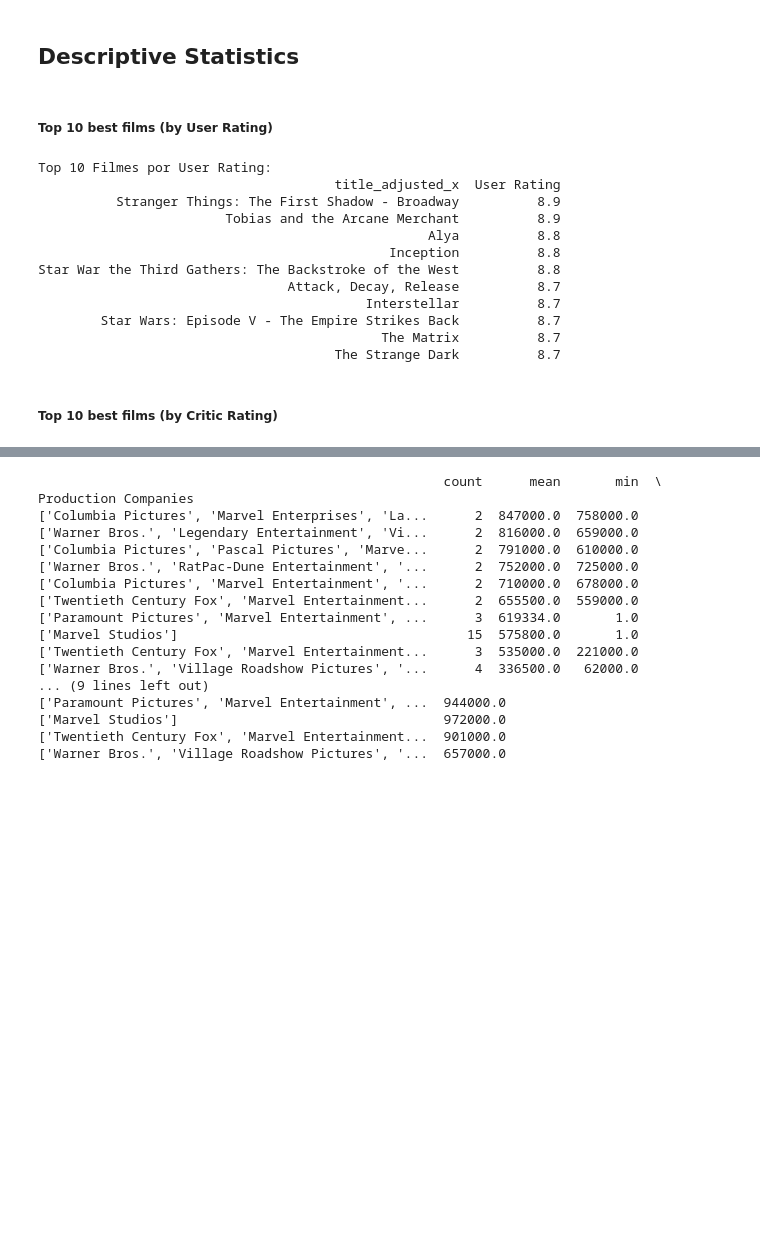
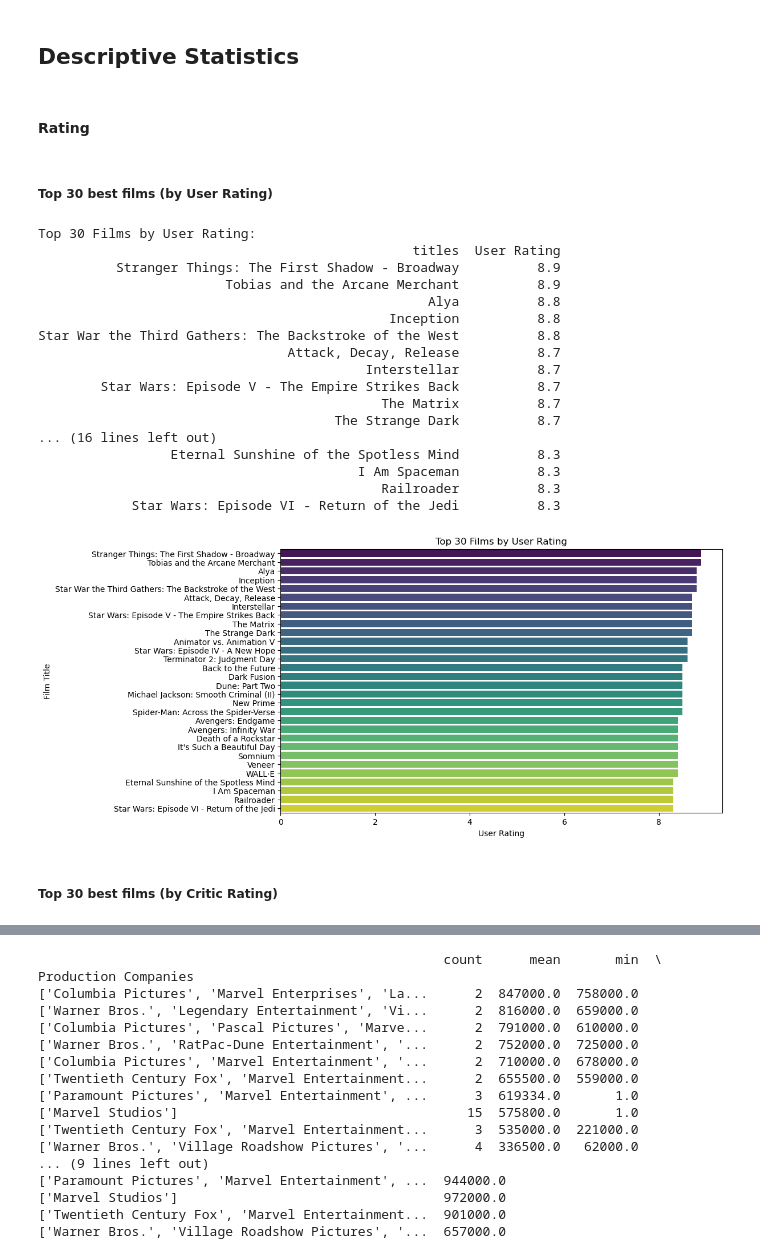
Before and after one commit to josekawan1/Data-Analysis, a Jupyter notebook: data_analysis_IMDB.ipynb, the cells around one changed output, grey strips where cells are left out. Cells and saved outputs as stored; diff of their text form; code cells hidden in the pictures; blank space fills up the shorter version.

```diff
--- a/data_analysis_IMDB.ipynb
+++ b/data_analysis_IMDB.ipynb
@@ -730,15 +735,17 @@ display(imdb_finaldt[['Production Companies', 'Genres', 'Horror', 'Sci-Fi', 'Uni
 #imdb_finaldt.to_excel(path1, index=False)
 # %% [markdown]
 ## Descriptive Statistics
+# %% [markdown]
+#### Rating
 # %% [markdown]
-##### Top 10 best films (by User Rating)
+##### Top 30 best films (by User Rating)
 # %%
-top10_film_user = imdb_finaldt.nlargest(10, 'User Rating')[['title_adjusted_x', 'User Rating']]
-print("Top 10 Films by User Rating:")
-print(top10_film_user.to_string(index=False))
+top30_film_user = imdb_finaldt.nlargest(30, 'User Rating')[['titles', 'User Rating']]
+print("Top 30 Films by User Rating:")
+print(top30_film_user.to_string(index=False))
 # %% [output]
-Top 10 Filmes por User Rating:
-                                      title_adjusted_x  User Rating
+Top 30 Films by User Rating:
+                                                titles  User Rating
           Stranger Things: The First Shadow - Broadway          8.9
                         Tobias and the Arcane Merchant          8.9
                                                   Alya          8.8
@@ -749,6 +756,20 @@ Star War the Third Gathers: The Backstroke of the West          8.8
         Star Wars: Episode V - The Empire Strikes Back          8.7
                                             The Matrix          8.7
                                       The Strange Dark          8.7
+... (16 lines left out)
+                 Eternal Sunshine of the Spotless Mind          8.3
+                                         I Am Spaceman          8.3
+                                            Railroader          8.3
+            Star Wars: Episode VI - Return of the Jedi          8.3
+# %%
+plt.figure(figsize=(10,6))
+sns.barplot(x='User Rating', y='titles', data=top30_film_user, hue=top30_film_user['titles'], palette='viridis', dodge=False, legend=False)
+plt.xlabel('User Rating')
+plt.ylabel('Film Title')
+plt.title('Top 30 Films by User Rating')
+plt.show()
+# %% [output]
+[figure, added]
 # %% [markdown]
-##### Top 10 best films (by Critic Rating)
+##### Top 30 best films (by Critic Rating)
 # %%
```
Also changed, not shown: parts of 36 cells of this notebook.
